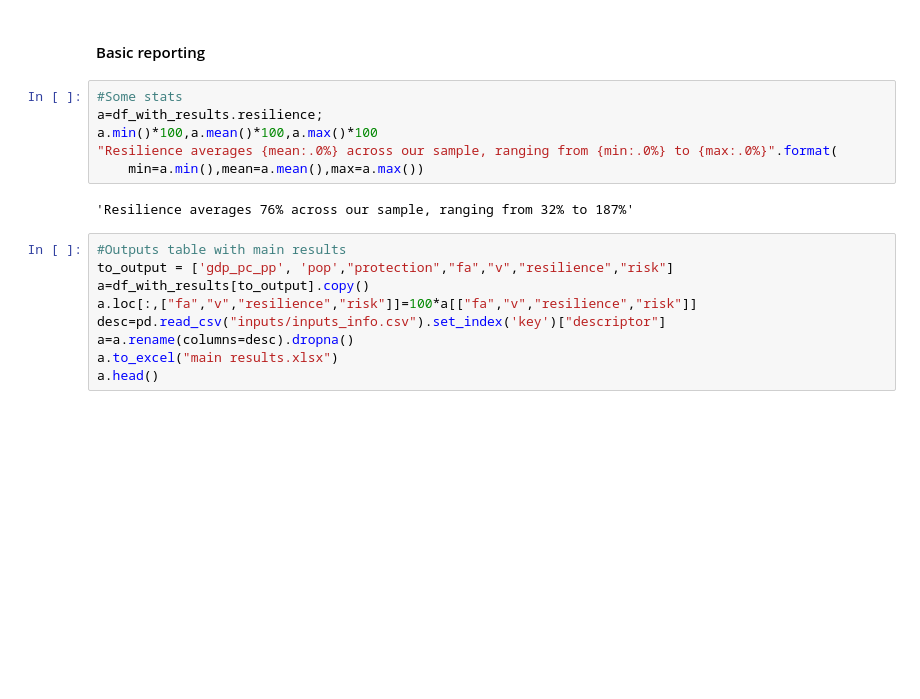
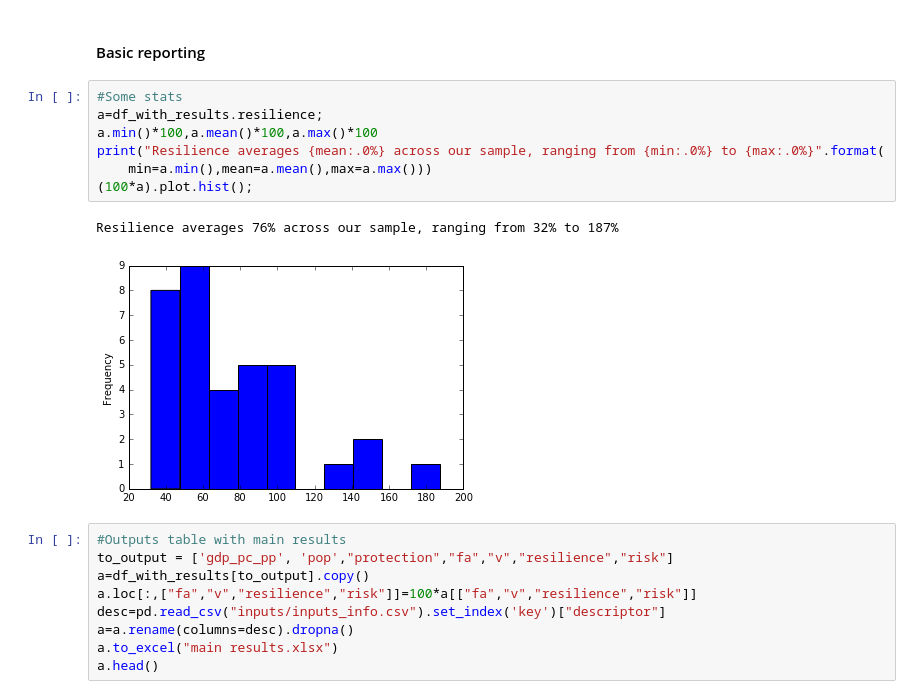
Before and after one commit to adrivsh/resilience_indicator_phl, a Jupyter notebook: socio_economic_capacity_demo.ipynb, the cells around one changed output. Saved outputs shown, nothing was run; the diff lists cells and outputs as text; blank space fills up the shorter version.

```diff
--- a/socio_economic_capacity_demo.ipynb
+++ b/socio_economic_capacity_demo.ipynb
@@ -120,11 +120,13 @@ nb Provinces with all data and results :35
 # %%
 #Some stats
 a=df_with_results.resilience;
 a.min()*100,a.mean()*100,a.max()*100
-"Resilience averages {mean:.0%} across our sample, ranging from {min:.0%} to {max:.0%}".format(
-    min=a.min(),mean=a.mean(),max=a.max())
+print("Resilience averages {mean:.0%} across our sample, ranging from {min:.0%} to {max:.0%}".format(
+    min=a.min(),mean=a.mean(),max=a.max()))
+(100*a).plot.hist();
 # %% [output]
-'Resilience averages 76% across our sample, ranging from 32% to 187%'
+Resilience averages 76% across our sample, ranging from 32% to 187%
+[figure, added]
 # %%
 #Outputs table with main results
 to_output = ['gdp_pc_pp', 'pop',"protection","fa","v","resilience","risk"]
```
Also changed, not shown: parts of 1 cell of this notebook, 3 other files.
